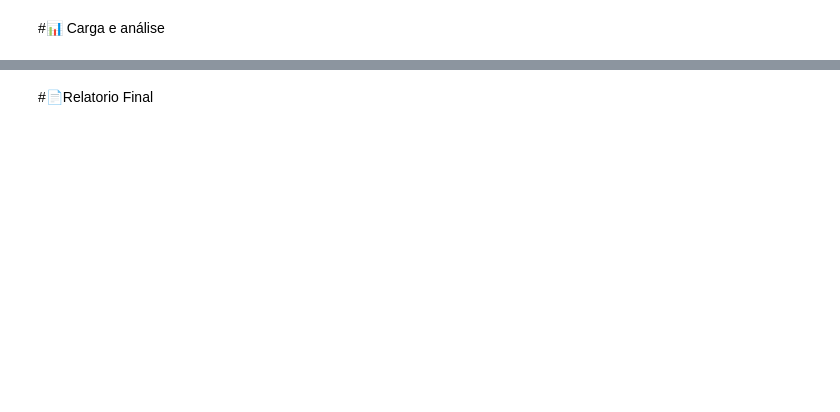
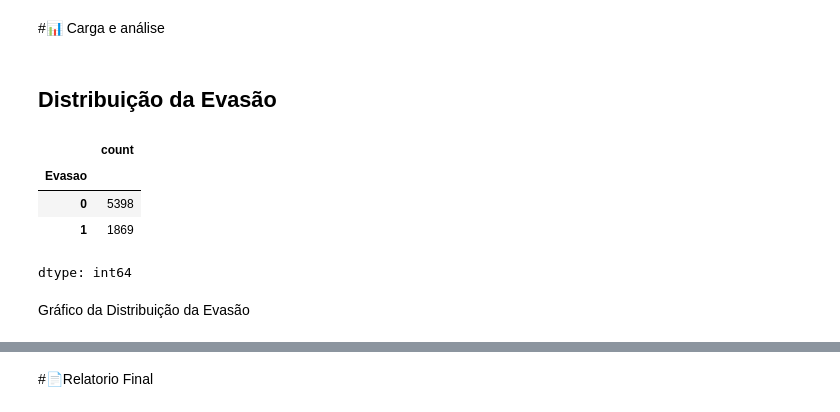
Before and after one commit to Enoque12/Analise_TelecomX_Challenge2, a Jupyter notebook: notebook/TelecomX_BR.ipynb, the cells around one changed output, grey strips where cells are left out. Drawn from its saved outputs; the diff is of its cells as text; code cells hidden in the pictures; blank space fills up the shorter version.

Commit message:
Distribuição da Evasão e normalização dos dados

```diff
--- a/notebook/TelecomX_BR.ipynb
+++ b/notebook/TelecomX_BR.ipynb
@@ -325,3 +430,5 @@ df_novo
 df_novo.to_json('dados_tratados.json', index=False)
 # %% [markdown]
 #📊 Carga e análise
+# %% [markdown]
+## Distribuição da Evasão
@@ -327,0 +438,10 @@ df_novo.to_json('dados_tratados.json', index=False)
+# %%
+df_novo['Evasao'].value_counts()
+# %% [output]
+|  | count |
+| Evasao |  |
+| 0 | 5398 |
+| 1 | 1869 |
+dtype: int64
+# %% [markdown]
+Gráfico da Distribuição da Evasão
```
Also changed, not shown: parts of 15 cells of this notebook.
